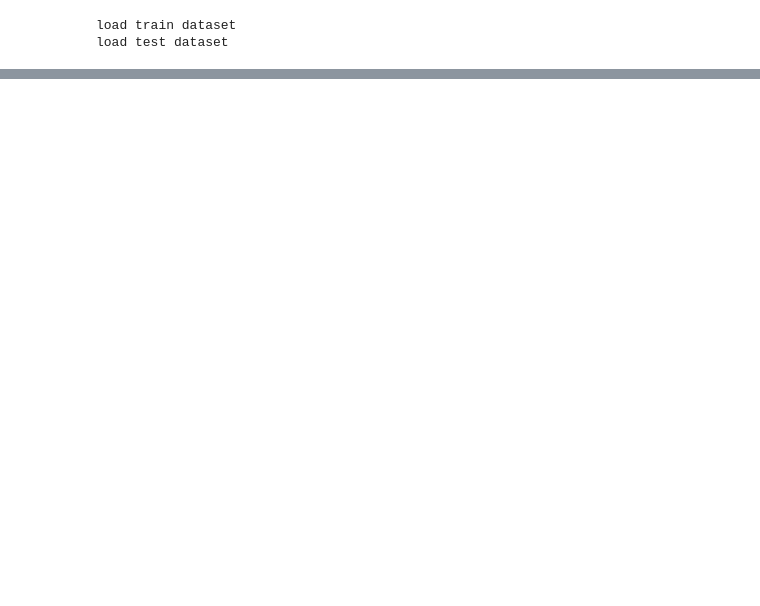
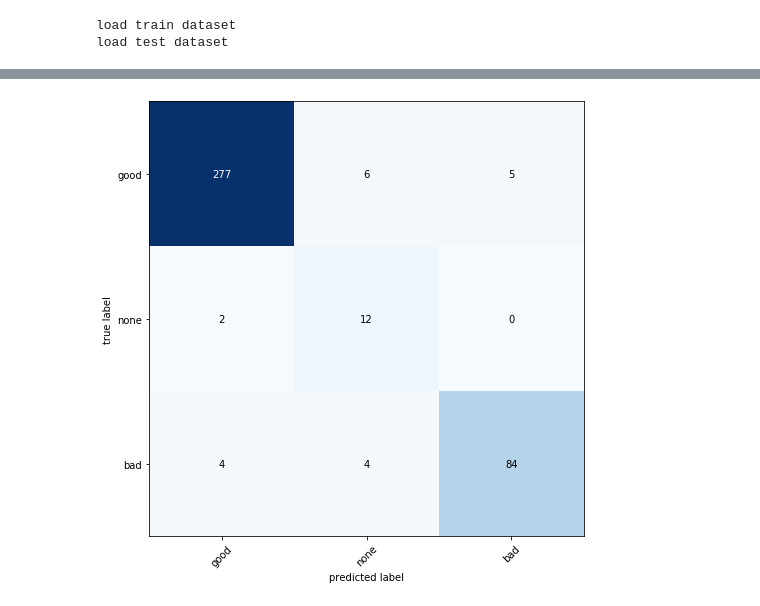
Before and after one commit to huangjuite/dl_class, a Jupyter notebook: hw1/prob2/train.ipynb, the cells around one changed output, grey strips where cells are left out. Cells and saved outputs as stored; diff of their text form; code cells hidden in the pictures; blank space fills up the shorter version.

```diff
--- a/hw1/prob2/train.ipynb
+++ b/hw1/prob2/train.ipynb
@@ -263,0 +274,29 @@ test acc: [0.9646643109540636, 0.5454545454545454, 0.9325842696629213]
+# %%
+def predict_and_label(dataloader):
+    predict = None
+    label = None
+    for imgs, labels in dataloader:
+        imgs = imgs.to(device)
+        labels = labels.to(device)
+        outputs = net(imgs).cpu().detach().numpy()
+        outputs = np.argmax(outputs,axis=1)
+        labels = labels.cpu()
+        if predict is None:
+            predict = outputs
+            label = labels
+        else:
+            predict = np.concatenate((predict,outputs))
+            label = np.concatenate((label,labels))
+
+    return predict, label
+
+predict, label = predict_and_label(test_loader)
+
+cf_mat = confusion_matrix(predict,label)
+
+fig, ax = plot_confusion_matrix(cf_mat,figsize=(8,8),class_names=['good','none','bad'])
+ax.margins(2,2)
+plt.savefig(folder+'/confusion_matrix.png', bbox_inches = "tight")
+plt.show()
+# %% [output]
+[figure, added]
```
Also changed, not shown: parts of 8 cells of this notebook, 5 other files.
